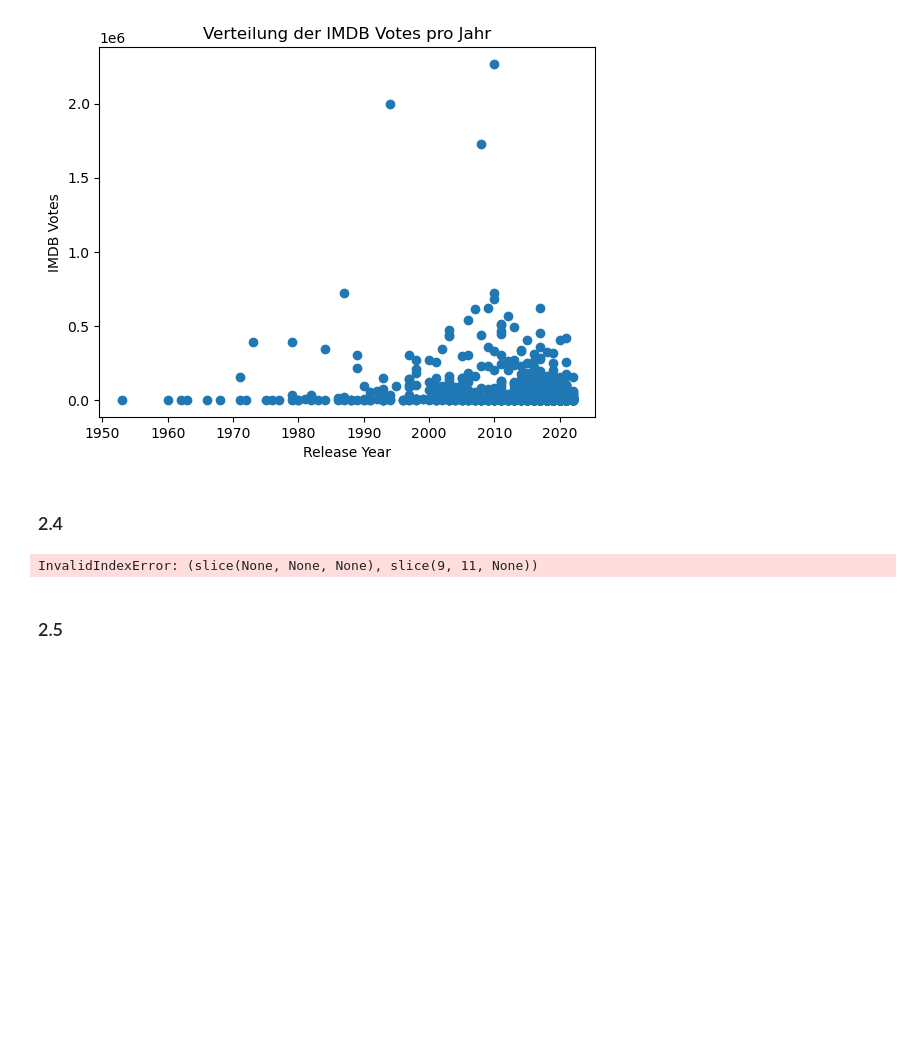
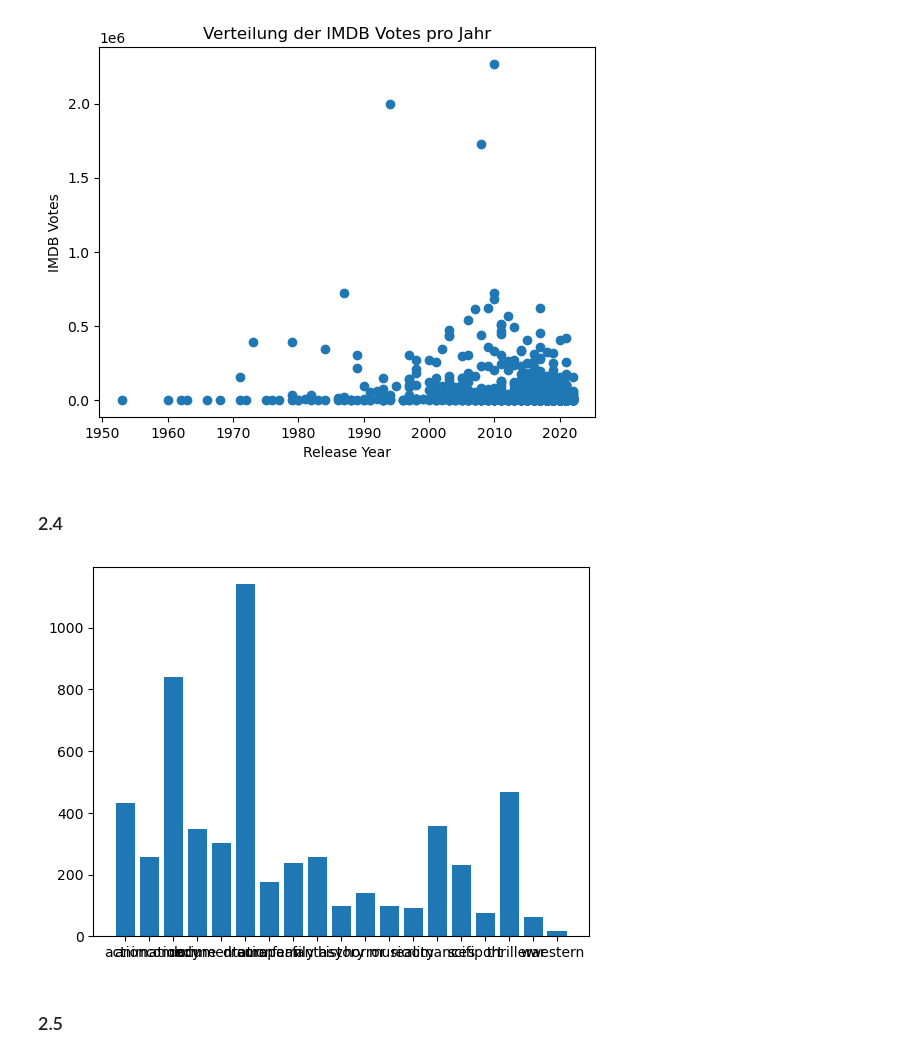
Before and after one commit to FruitPunchSamurai123/AKIML_Project_1, a Jupyter notebook: Teil 2.ipynb, the cells around one changed output. Cells and saved outputs as stored; diff of their text form; code cells hidden in the pictures; blank space fills up the shorter version.

```diff
--- a/Teil 2.ipynb
+++ b/Teil 2.ipynb
@@ -84,21 +84,22 @@ plt.show()
 # %%
 import matplotlib.pyplot as plot
 import pandas as pd
 
 data = pd.read_pickle('./files/train.pickle')
 
-names = ['action', 'animation', 'comedy', 'crime', 'documentation']
+names = data.iloc[:, 9:].columns
+
 values = []
 for c in names:
     values.append(data[c].sum())
 
 fix, ax = plot.subplots()
 
 ax.bar(names, values)
 
 plot.show()
 # %% [output]
-InvalidIndexError: (slice(None, None, None), slice(9, 11, None))
+[figure, added]
 # %% [markdown]
 ### 2.5
 # %%
```
